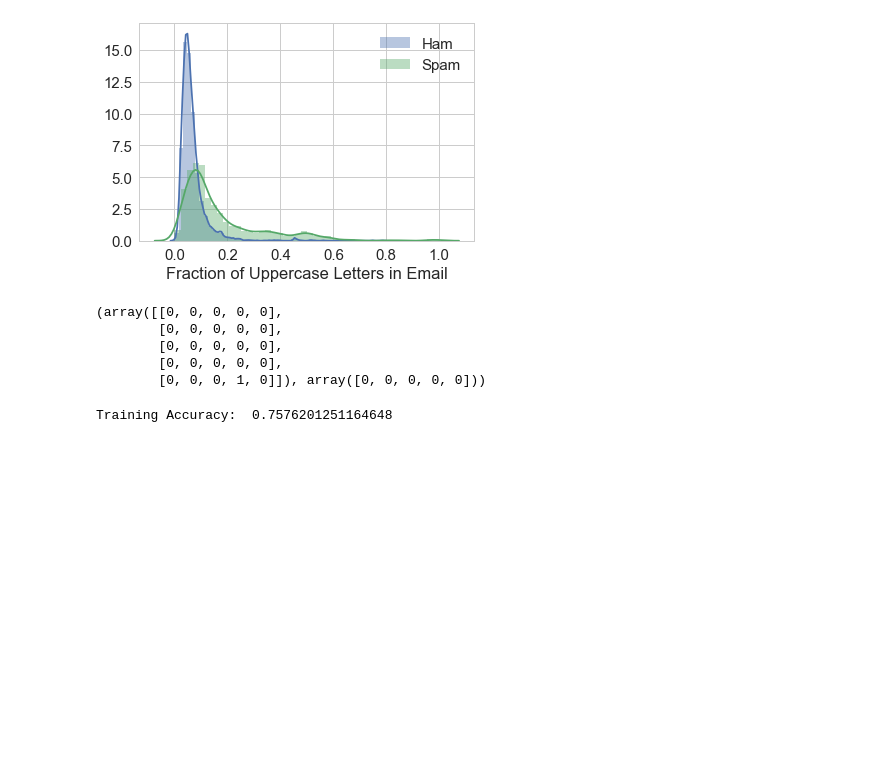
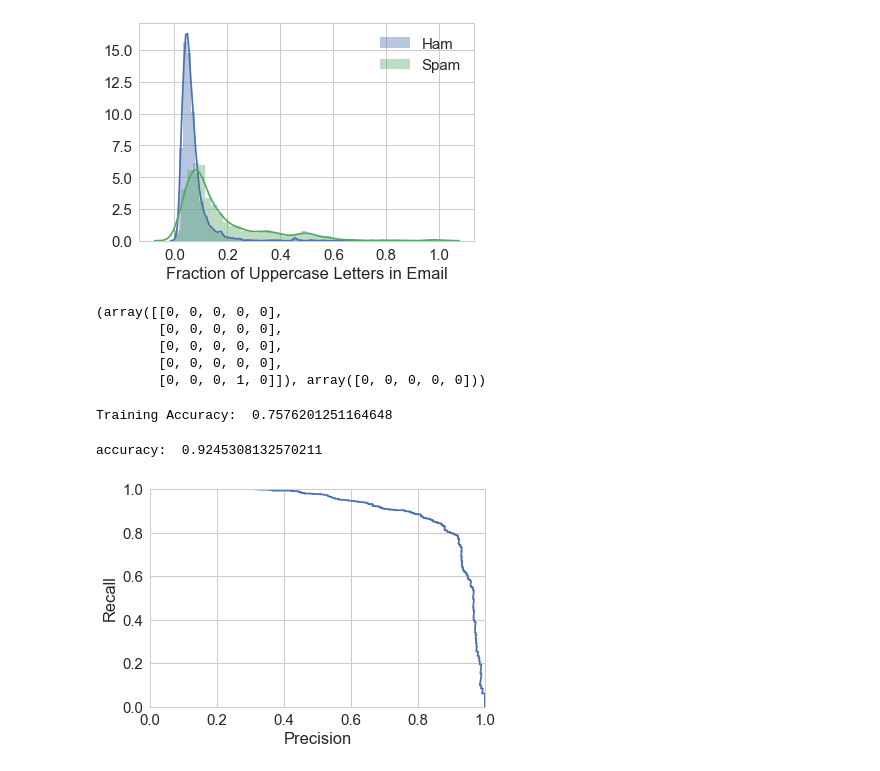
Before and after one commit to hahyunlee/spam-ham-classifier, a Jupyter notebook: src/spam_ham.ipynb, the cells around one changed output. Cells and saved outputs as stored; diff of their text form; code cells hidden in the pictures; blank space fills up the shorter version.

```diff
--- a/src/spam_ham.ipynb
+++ b/src/spam_ham.ipynb
@@ -137,0 +157,26 @@ Training Accuracy:  0.7576201251164648
+# %%
+staff_words = ['body', 'click', 'please', 'base64', '2002', 'html', 'subscribed',
+               'wrote', 'mortgage', 'align3dcenterfont', 'dear', 'br', 'width10img',
+               'divfont', 'im', 'receive', 'list', 'tags', 'web', 'base64', 'click',
+               'body', 'please', 'money', 'offer', 'receive', 'contact', 'free',
+               'tr', 'removed', 'remove', 'html', 'font', 'form',
+               'credit', 'business', 'div']
+
+Phi_train = words_in_texts(staff_words, train['email'])
+
+staff_model = LogisticRegression()
+staff_model.fit(Phi_train, Y_train)
+
+print('accuracy: ', staff_model.score(Phi_train, Y_train))
+
+Y_predict = staff_model.predict_proba(Phi_train)[:, 1]
+prec, recall, _ = precision_recall_curve(Y_train, Y_predict)
+plt.plot(prec, recall)
+plt.xlabel("Precision")
+plt.ylabel("Recall")
+plt.xlim([0, 1])
+plt.ylim([0, 1])
+plt.show()
+# %% [output]
+accuracy:  0.9245308132570211
+[figure, added]
```
Also changed, not shown: parts of 2 cells of this notebook.
